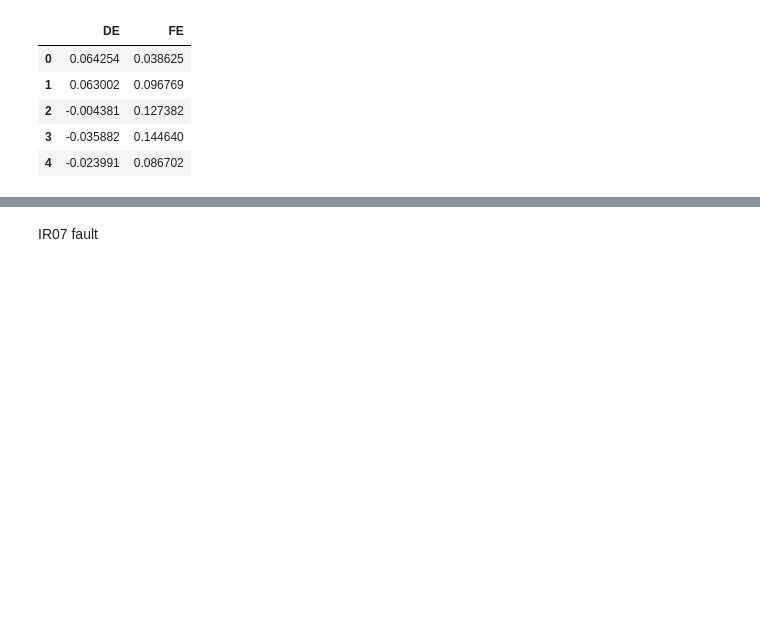
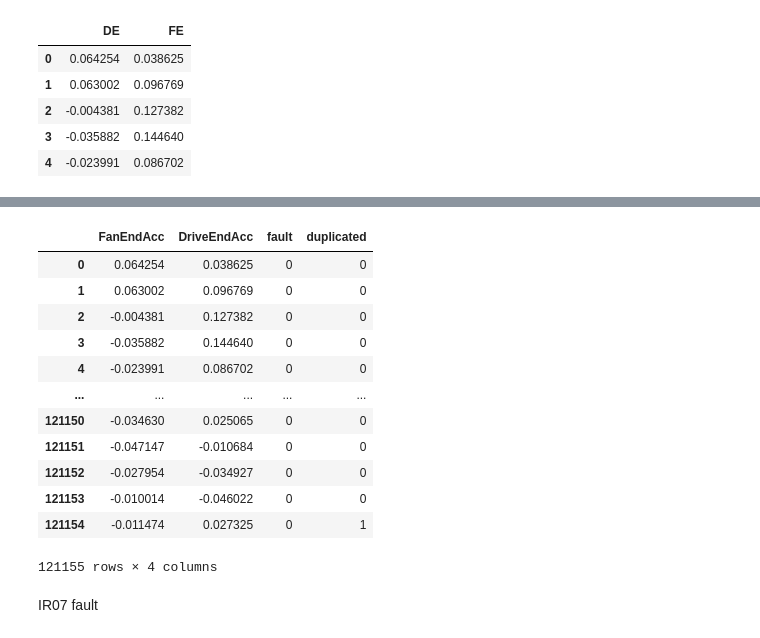
Before and after one commit to h4ppy0wl/PdM01, a Jupyter notebook: bearings01_EDA.ipynb, the cells around one changed output, grey strips where cells are left out. Cells and saved outputs as stored; diff of their text form; code cells hidden in the pictures; blank space fills up the shorter version.

```diff
--- a/bearings01_EDA.ipynb
+++ b/bearings01_EDA.ipynb
@@ -37,3 +146,19 @@ df_normal['fault'] = 0
+# %%
+df_normal
+# %% [output]
+|  | FanEndAcc | DriveEndAcc | fault | duplicated |
+| 0 | 0.064254 | 0.038625 | 0 | 0 |
+| 1 | 0.063002 | 0.096769 | 0 | 0 |
+| 2 | -0.004381 | 0.127382 | 0 | 0 |
+| 3 | -0.035882 | 0.144640 | 0 | 0 |
+| 4 | -0.023991 | 0.086702 | 0 | 0 |
+| ... | ... | ... | ... | ... |
+| 121150 | -0.034630 | 0.025065 | 0 | 0 |
+| 121151 | -0.047147 | -0.010684 | 0 | 0 |
+| 121152 | -0.027954 | -0.034927 | 0 | 0 |
+| 121153 | -0.010014 | -0.046022 | 0 | 0 |
+| 121154 | -0.011474 | 0.027325 | 0 | 1 |
+121155 rows × 4 columns
 # %% [markdown]
 IR07 fault
 # %%
```
Also changed, not shown: parts of 29 cells of this notebook.
